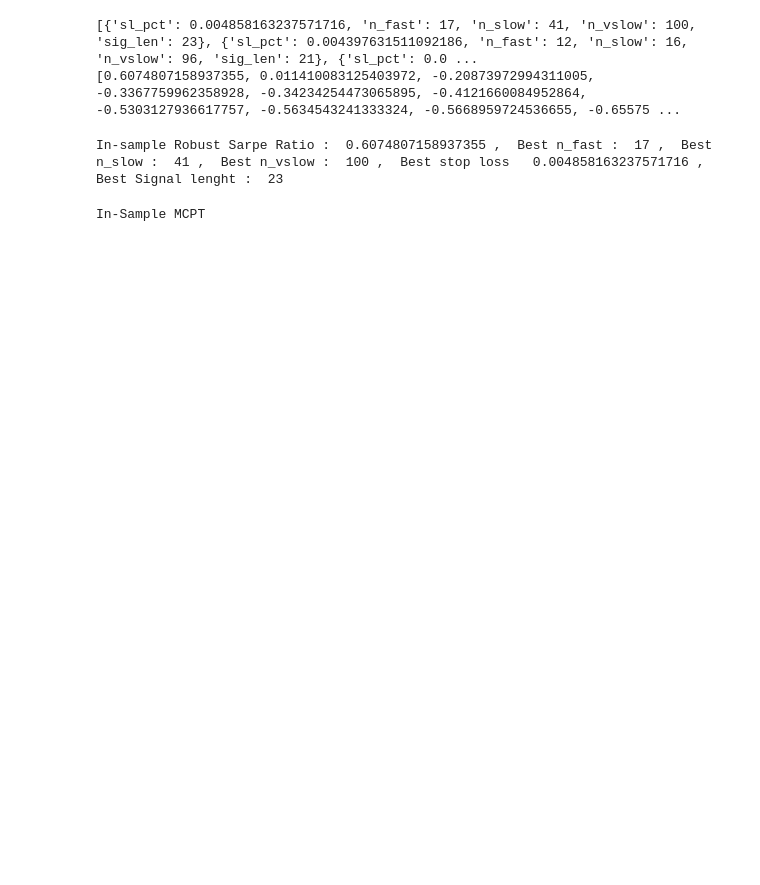
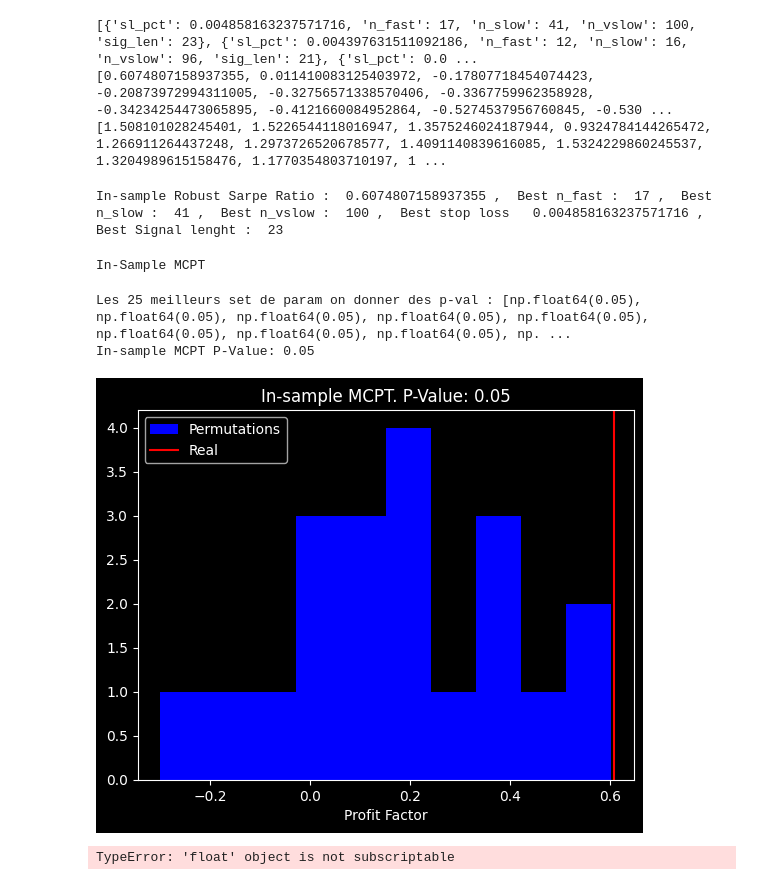
Before and after one commit to jenscio/TradingBot, a Jupyter notebook: MPL_SORTED.ipynb, the cells around one changed output. Saved outputs shown, nothing was run; the diff lists cells and outputs as text; code cells hidden in the pictures; blank space fills up the shorter version.

```diff
--- a/MPL_SORTED.ipynb
+++ b/MPL_SORTED.ipynb
@@ -270,9 +281,15 @@ best_finalists, best_SRs = run_model_for_params(df_train, 25)
 # %%
 print(best_finalists)
 print(best_SRs)
+notrobustSR = []
+for t in best_finalists:
+    MBNRSR, _ , _ = run_bt(df_train,t)
+    notrobustSR.append(MBNRSR)
+print(notrobustSR)
 # %% [output]
 [{'sl_pct': 0.004858163237571716, 'n_fast': 17, 'n_slow': 41, 'n_vslow': 100, 'sig_len': 23}, {'sl_pct': 0.004397631511092186, 'n_fast': 12, 'n_slow': 16, 'n_vslow': 96, 'sig_len': 21}, {'sl_pct': 0.0 ...
-[0.6074807158937355, 0.011410083125403972, -0.20873972994311005, -0.3367759962358928, -0.34234254473065895, -0.4121660084952864, -0.5303127936617757, -0.5634543241333324, -0.5668959724536655, -0.65575 ...
+[0.6074807158937355, 0.011410083125403972, -0.17807718454074423, -0.20873972994311005, -0.32756571338570406, -0.3367759962358928, -0.34234254473065895, -0.4121660084952864, -0.5274537956760845, -0.530 ...
+[1.508101028245401, 1.5226544118016947, 1.3575246024187944, 0.9324784144265472, 1.266911264437248, 1.2973726520678577, 1.4091140839616085, 1.5324229860245537, 1.3204989615158476, 1.1770354803710197, 1 ...
 # %%
 SR_OPTI_0 = best_SRs[0]
 PARAM_OPTI_0 = best_finalists[0]
@@ -285,40 +302,66 @@ print("In-sample Robust Sarpe Ratio : ", SR_OPTI_0, ",  Best n_fast : ", N_Fast,
 # %% [output]
 In-sample Robust Sarpe Ratio :  0.6074807158937355 ,  Best n_fast :  17 ,  Best n_slow :  41 ,  Best n_vslow :  100 ,  Best stop loss   0.004858163237571716 ,  Best Signal lenght :  23
 # %%
-n_permutations = 1000
-perm_better_count = 1
+n_permutations = 20
+perm_better_count1 = 1
+perm_better_counts = np.ones(25)
 permuted_SRs = []
+permuted_25best_SR = []
+p_vals_25best = []
 print("In-Sample MCPT")
 
 local_df_train = df_train.copy()
 local_SR_OPTI_0 = SR_OPTI_0
+local_finalists = best_finalists.copy()
+
+for perm_i in tqdm(range(1, n_permutations+1)):
+
+    train_perm = get_permutation(local_df_train)
+
+    RVSs = []
+    for l in local_finalists :
+        RVSs.append(run_bt(train_perm, l)[0])
+
+    for i in range(25) :
+        if RVSs[i] >= notrobustSR[i] :
+            perm_better_counts[i] += 1
 
 
-for perm_i in tqdm(range(1, n_permutations)):
-
-    train_perm = get_permutation(local_df_train)
     best_perm_SR = float(winner_SR(train_perm)[0])
 
+
     if best_perm_SR >= local_SR_OPTI_0:
-        perm_better_count += 1
+        perm_better_count1 += 1
 
     permuted_SRs.append(best_perm_SR)
 
-insample_mcpt_pval = perm_better_count / n_permutations
+insample_mcpt_pval = perm_better_count1 / n_permutations
+
+insample_mcpt_pval_25_best = []
+
+for t in range(25) :
+    insample_mcpt_pval_25_best.append(perm_better_counts[i] / n_permutations)
+
+print(f"Les 25 meilleurs set de param on donner des p-val : {insample_mcpt_pval_25_best}")
 print(f"In-sample MCPT P-Value: {insample_mcpt_pval}")
 plt.style.use('dark_background')
 pd.Series(permuted_SRs).hist(color='blue', label='Permutations')
 plt.axvline(local_SR_OPTI_0, color='red', label='Real')
 plt.xlabel("Profit Factor")
 plt.title(f"In-sample MCPT. P-Value: {insample_mcpt_pval}")
 plt.grid(False)
 plt.legend()
 plt.show()
 # %% [output]
 In-Sample MCPT
+Les 25 meilleurs set de param on donner des p-val : [np.float64(0.05), np.float64(0.05), np.float64(0.05), np.float64(0.05), np.float64(0.05), np.float64(0.05), np.float64(0.05), np.float64(0.05), np. ...
+In-sample MCPT P-Value: 0.05
+[figure, added]
 # %%
 # 5) Final untouched test on 2023
 test_score, _, test_stats = run_bt(df_test, insample_mcpt_pval)
 print("\n=== Final Test (2023) ===")
 print(f"Test score (Sharpe-penalty): {test_score:.3f}")
 print(test_stats)
+# %% [output]
+TypeError: 'float' object is not subscriptable
```
Also changed, not shown: parts of 2 cells of this notebook, 4 other files.
